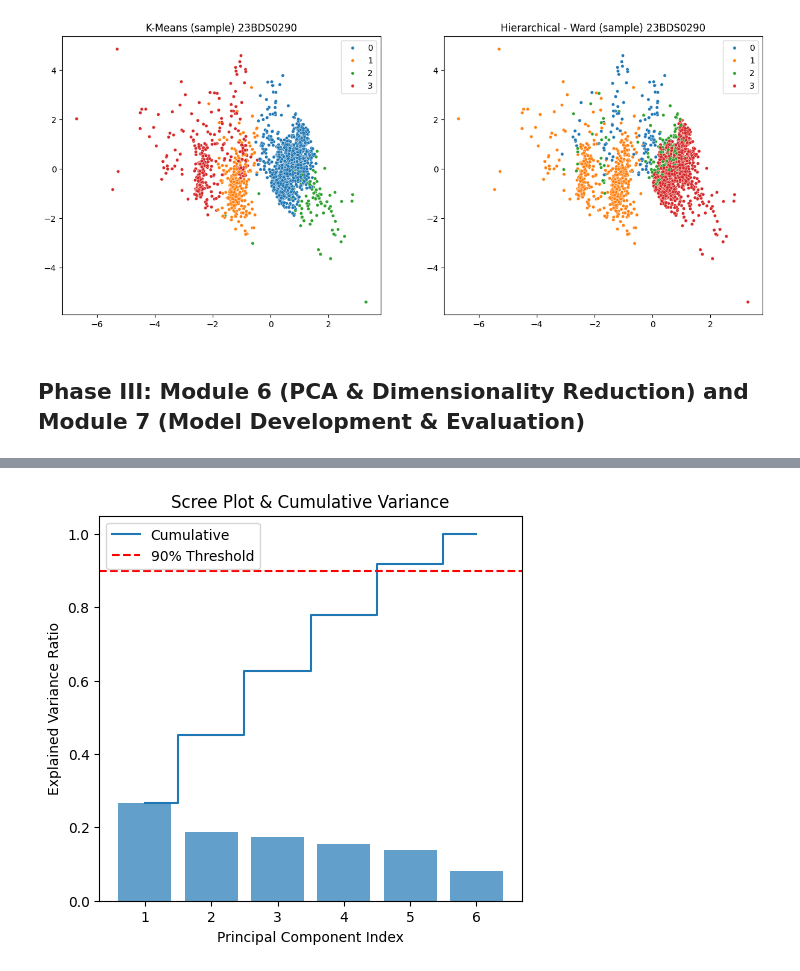
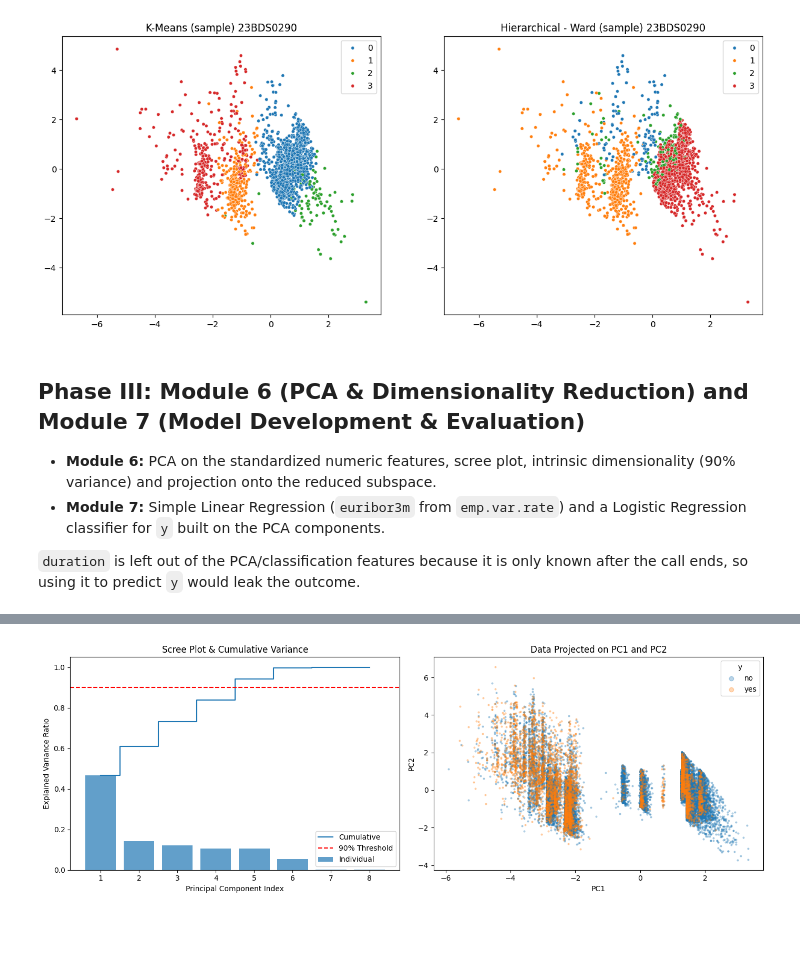
Before and after one commit to 2005lakshya/lakshya_gupta_eda, a Jupyter notebook: Lakshya_gupta_eda.ipynb, the cells around one changed output, grey strips where cells are left out. Saved outputs shown, nothing was run; the diff lists cells and outputs as text; code cells hidden in the pictures; blank space fills up the shorter version.

Commit message:
fix: correct Phase 3 PCA, SLR and classification; re-run notebook

```diff
--- a/Lakshya_gupta_eda.ipynb
+++ b/Lakshya_gupta_eda.ipynb
@@ -832,46 +832,70 @@ hierarchical_cluster
 
 Adjusted Rand Index (K-Means vs Hierarchical): 0.562
 [figure]
-# %% [markdown]
-## Phase III: Module 6 (PCA & Dimensionality Reduction) and Module 7 (Model Development & Evaluation)
+# %% [markdown]
+## Phase III: Module 6 (PCA & Dimensionality Reduction) and Module 7 (Model Development & Evaluation)
+
+- **Module 6:** PCA on the standardized numeric features, scree plot, intrinsic dimensionality (90% variance) and projection onto the reduced subspace.
+- **Module 7:** Simple Linear Regression (`euribor3m` from `emp.var.rate`) and a Logistic Regression classifier for `y` built on the PCA components.
+
+`duration` is left out of the PCA/classification features because it is only known after the call ends, so using it to predict `y` would leak the outcome.
 # %%
 # Module 6: Principal Component Analysis (PCA) & Intrinsic Dimensionality
 import numpy as np
+import pandas as pd
 import matplotlib.pyplot as plt
 from sklearn.decomposition import PCA
 from sklearn.preprocessing import StandardScaler
 
-# Ensure scaled_data is defined correctly from cluster_features if not in memory
-cluster_features = ["age", "duration", "campaign", "previous", "euribor3m", "cons.conf.idx"]
-scaler = StandardScaler()
-scaled_data = scaler.fit_transform(bank_data[cluster_features])
+pca_features = ["age", "campaign", "previous", "emp.var.rate",
+                "cons.price.idx", "cons.conf.idx", "euribor3m", "nr.employed"]
+
+scaled_pca = StandardScaler().fit_transform(bank_data[pca_features])
 
 pca_full = PCA()
-pca_full.fit(scaled_data)
+pca_full.fit(scaled_pca)
 
-# Calculate cumulative explained variance to identify intrinsic dimensionality
-cumulative_variance = np.cumsum(pca_full.explained_variance_ratio_)
-intrinsic_dim = np.argmax(cumulative_variance >= 0.90) + 1
+# Cumulative explained variance gives the intrinsic dimensionality
+explained = pca_full.explained_variance_ratio_
+cumulative_variance = np.cumsum(explained)
+intrinsic_dim = int(np.argmax(cumulative_variance >= 0.90) + 1)
 
-print("Explained Variance per PC:", pca_full.explained_variance_ratio_.round(4))
+print("Explained Variance per PC:", explained.round(4))
 print("Cumulative Explained Variance:", cumulative_variance.round(4))
 print(f"\nIntrinsic Dimensionality (to capture 90% variance): {intrinsic_dim} components")
 
-# Plot Scree plot and Cumulative Variance
-plt.figure(figsize=(12, 5))
-
-plt.subplot(1, 2, 1)
-plt.bar(range(1, len(pca_full.explained_variance_ratio_) + 1), pca_full.explained_variance_ratio_, alpha=0.7, align='center')
-plt.step(range(1, len(cumulative_variance) + 1), cumulative_variance, where='mid', label='Cumulative')
-plt.axhline(y=0.90, color='r', linestyle='--', label='90% Threshold')
-plt.title("Scree Plot & Cumulative Variance")
-plt.xlabel("Principal Component Index")
-plt.ylabel("Explained Variance Ratio")
-plt.legend(loc='best')
+loadings = pd.DataFrame(
+    pca_full.components_[:intrinsic_dim].T,
+    index=pca_features,
+    columns=[f"PC{i + 1}" for i in range(intrinsic_dim)]
+)
+print("\nComponent loadings:")
+print(loadings.round(3))
 
 # Project data onto the reduced subspace of intrinsic dimensions
 pca_reduced = PCA(n_components=intrinsic_dim)
-X_pca = pca_reduced.fit_transform(scaled_data)
-print(f"Projected data shape: {X_pca.shape}")
+X_pca = pca_reduced.fit_transform(scaled_pca)
+print(f"\nProjected data shape: {X_pca.shape}")
+
+pcs = range(1, len(explained) + 1)
+fig, axes = plt.subplots(1, 2, figsize=(14, 5))
+
+axes[0].bar(pcs, explained, alpha=0.7, label="Individual")
+axes[0].step(pcs, cumulative_variance, where="mid", label="Cumulative")
+axes[0].axhline(y=0.90, color="r", linestyle="--", label="90% Threshold")
+axes[0].set_title("Scree Plot & Cumulative Variance")
+axes[0].set_xlabel("Principal Component Index")
+axes[0].set_ylabel("Explained Variance Ratio")
+axes[0].legend(loc="best")
+
+is_yes = (bank_data["y"] == "yes").to_numpy()
+axes[1].scatter(X_pca[~is_yes, 0], X_pca[~is_yes, 1], s=4, alpha=0.3, label="no")
+axes[1].scatter(X_pca[is_yes, 0], X_pca[is_yes, 1], s=4, alpha=0.3, label="yes")
+axes[1].set_title("Data Projected on PC1 and PC2")
+axes[1].set_xlabel("PC1")
+axes[1].set_ylabel("PC2")
+axes[1].legend(title="y", markerscale=3)
+
+plt.tight_layout()
 plt.show()
 # %% [output]
@@ -883,3 +919,3 @@ Projected data shape: (41188, 5)
-[figure, old version]
+[figure, new version]
 # %%
 # Module 7: Supervised Model Development and Evaluation
```
Also changed, not shown: parts of 3 cells of this notebook, 1 other file.
